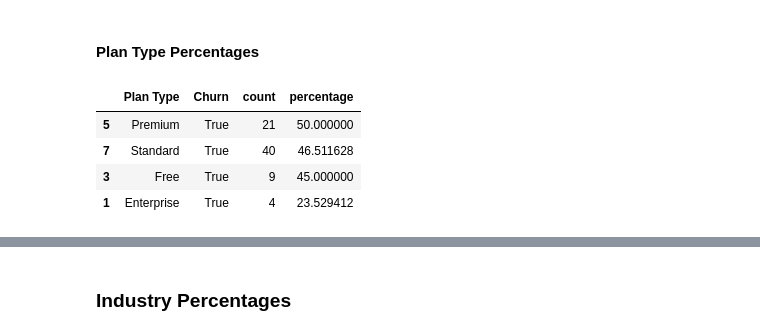
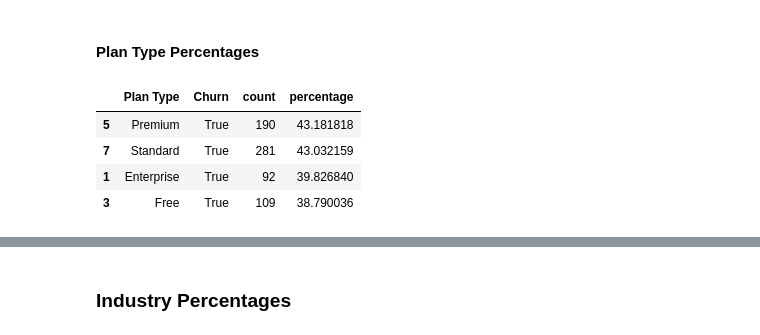
Before and after one commit to Rushik-Rsenal/AtlassianDatathon, a Jupyter notebook: eda.ipynb, the cells around one changed output, grey strips where cells are left out. Cells and saved outputs as stored; diff of their text form; code cells hidden in the pictures.

```diff
--- a/eda.ipynb
+++ b/eda.ipynb
@@ -456,23 +456,22 @@ plt.show()
 #### Plan Type Percentages
 # %%
 # get the closed ones
-refund_cancel = loom_merged_ind_tickets[["Plan Type", "Ticket Type", "Industry"]]
-refund_cancel = refund_cancel[refund_cancel["Industry"] == "Education"]
+refund_cancel = loom_merged_ind_tickets[["Plan Type", "Ticket Type"]]
 refund_cancel["Churn"] = refund_cancel["Ticket Type"].isin(["Refund request", "Cancellation request"])
 refund_cancel.drop(columns=["Ticket Type"])
 refund_cancel_df = refund_cancel.groupby(["Plan Type", "Churn"]).size().reset_index(name="count")
 
 # calculate the percentage within each Product Purchased group
 refund_cancel_df["percentage"] = (
     refund_cancel_df.groupby("Plan Type")["count"]
     .transform(lambda x: (x / x.sum()) * 100)
 )
 
 refund_cancel_df = refund_cancel_df.sort_values(["Plan Type", "Churn", "percentage"], ascending=False)
 refund_cancel_df[refund_cancel_df["Churn"]].sort_values("percentage", ascending=False)
 # %% [output]
 |  | Plan Type | Churn | count | percentage |
-| 5 | Premium | True | 21 | 50.000000 |
-| 7 | Standard | True | 40 | 46.511628 |
-| 3 | Free | True | 9 | 45.000000 |
-| 1 | Enterprise | True | 4 | 23.529412 |
+| 5 | Premium | True | 190 | 43.181818 |
+| 7 | Standard | True | 281 | 43.032159 |
+| 1 | Enterprise | True | 92 | 39.826840 |
+| 3 | Free | True | 109 | 38.790036 |
```
Also changed, not shown: parts of 2 cells of this notebook, 1 other file.
